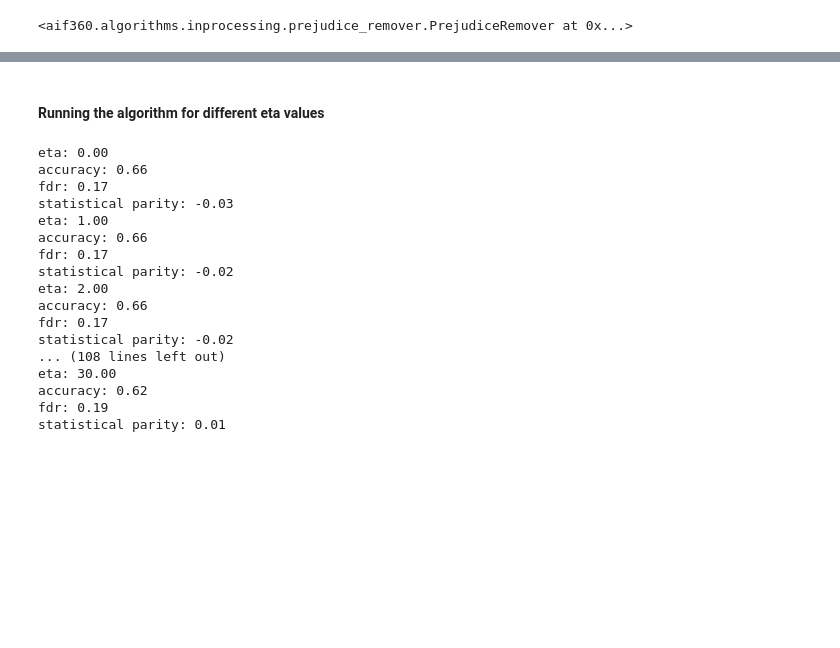
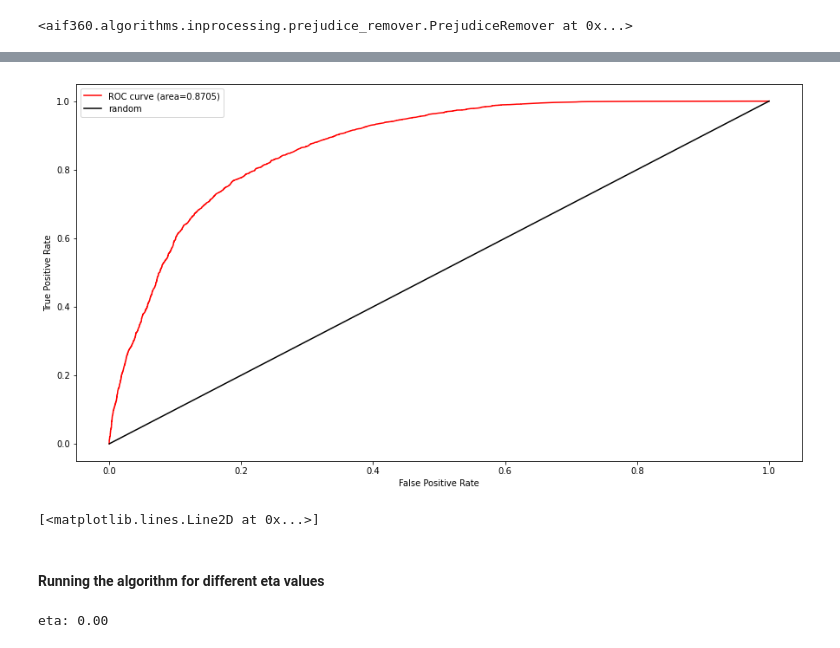
Before and after one commit to khuf/INFO381, a Jupyter notebook: notebooks/prejudice_remover.ipynb, the cells around one changed output, grey strips where cells are left out. Cells and saved outputs as stored; diff of their text form; code cells hidden in the pictures; blank space fills up the shorter version.

```diff
--- a/notebooks/prejudice_remover.ipynb
+++ b/notebooks/prejudice_remover.ipynb
@@ -34,15 +40,13 @@ privileged_groups = [{'Sex': 1}]
 unprivileged_groups = [{'Sex': 0}]
 
 # Fairness penalty paramenters
-eta = [0.0, 1.0, 2.0, 3.0, 4.0, 5.0, 10.0, 15.0, 20.0, 30.0, 40.0, 50.0, 100.0, 150.0, 200.0, 250.0, 300.0]
+#eta = [0.0, 1.0, 2.0, 3.0, 4.0, 5.0, 10.0, 15.0, 20.0, 30.0, 40.0, 50.0, 100.0, 150.0, 200.0, 250.0, 300.0]
 
-#eta = [0.0, 1.0, 2.0]
-
-prejudice_remover = PrejudiceRemover(eta=300, sensitive_attr = 'Sex', class_attr='EmploymentStatus')
-prejudice_no_penalty = PrejudiceRemover(eta= 0.0, sensitive_attr = 'Sex', class_attr='EmploymentStatus')
+prejudice_remover = PrejudiceRemover(eta=10, sensitive_attr = 'Sex', class_attr='EmploymentStatus')
+prejudice_no_penalty = PrejudiceRemover(eta= 0, sensitive_attr = 'Sex', class_attr='EmploymentStatus')
 
 # Import the dataset
-dataset_orig = preprocess_employment(['Sex'])
+dataset_orig = preprocess_employment()
 
 # Split dataset 70/30
 dataset_orig_train, dataset_orig_test = dataset_orig.split([0.7], shuffle=True)
@@ -66,7 +68,7 @@ Test set: Difference in mean outcomes between unprivileged and privileged groups
 # %%
-min_max_scaler = MaxAbsScaler()
-dataset_orig_train.features = min_max_scaler.fit_transform(dataset_orig_train.features)
-dataset_orig_test.features = min_max_scaler.transform(dataset_orig_test.features)
+standard_scaler = StandardScaler()
+dataset_orig_train.features = standard_scaler.fit_transform(dataset_orig_train.features)
+dataset_orig_test.features = standard_scaler.transform(dataset_orig_test.features)
 metric_scaled_train = BinaryLabelDatasetMetric(dataset_orig_train,
                              unprivileged_groups=unprivileged_groups,
                              privileged_groups=privileged_groups)
@@ -230,9 +236,28 @@ Test set: Theil_index = 0.053273
+# %%
+
+fpr_RF, tpr_RF, thresholds_RF = roc_curve(dataset_orig_test.labels, dataset_test_transformed.scores, pos_label=1)
+
+plt.figure(figsize=(15,8))
+ac = plt.plot(fpr_RF, tpr_RF,'r-',label = f'ROC curve (area={round(roc_auc_score(dataset_orig_test.labels, dataset_test_transformed.scores), 4)})')
+plt.plot([0,1],[0,1],'k-',label='random')
+plt.legend()
+plt.xlabel('False Positive Rate')
+plt.ylabel('True Positive Rate')
+#plt.savefig("roc_curve_reject_option.svg")
+plt.show()
+
+ac
+# %% [output]
+[figure, added]
+[<matplotlib.lines.Line2D at 0x...>]
 # %%
 display(Markdown("#### Running the algorithm for different eta values"))
 
 accuracies, false_discovery_rates, statistical_rates, average_odds, disparate_impact, equal_opportunity, theil_index = [], [],\
 [], [], [], [], []
-sensitive_attribute = "Sex"
+sensitive_attribute = "Race"
+
+eta = [1.0, 2.0, 3.0, 4.0, 5.0, 10.0, 15.0, 20.0, 30.0, 40.0, 50.0, 100.0, 150.0, 200.0, 250.0, 300.0]
 
 all_eta = np.linspace(0.0, 30, 30)
 for e in range(31):
@@ -260,7 +285,7 @@ for e in range(31):
     print("statistical parity: %.2f" % sp)
 
     ## Testing
-    assert (e < unconstrainedFDR) or (fr >= unconstrainedFDR)
+    assert (fr >= unconstrainedFDR)
 
     accuracies.append(acc)
     false_discovery_rates.append(fr)
@@ -272,20 +297,4 @@ for e in range(31):
 # %% [output]
 #### Running the algorithm for different eta values
 eta: 0.00
-accuracy: 0.66
-fdr: 0.17
-statistical parity: -0.03
-eta: 1.00
-accuracy: 0.66
-fdr: 0.17
-statistical parity: -0.02
-eta: 2.00
-accuracy: 0.66
-fdr: 0.17
-statistical parity: -0.02
-... (108 lines left out)
-eta: 30.00
-accuracy: 0.62
-fdr: 0.19
-statistical parity: 0.01
 # %%
```
Also changed, not shown: parts of 9 cells of this notebook, 7 other files.
